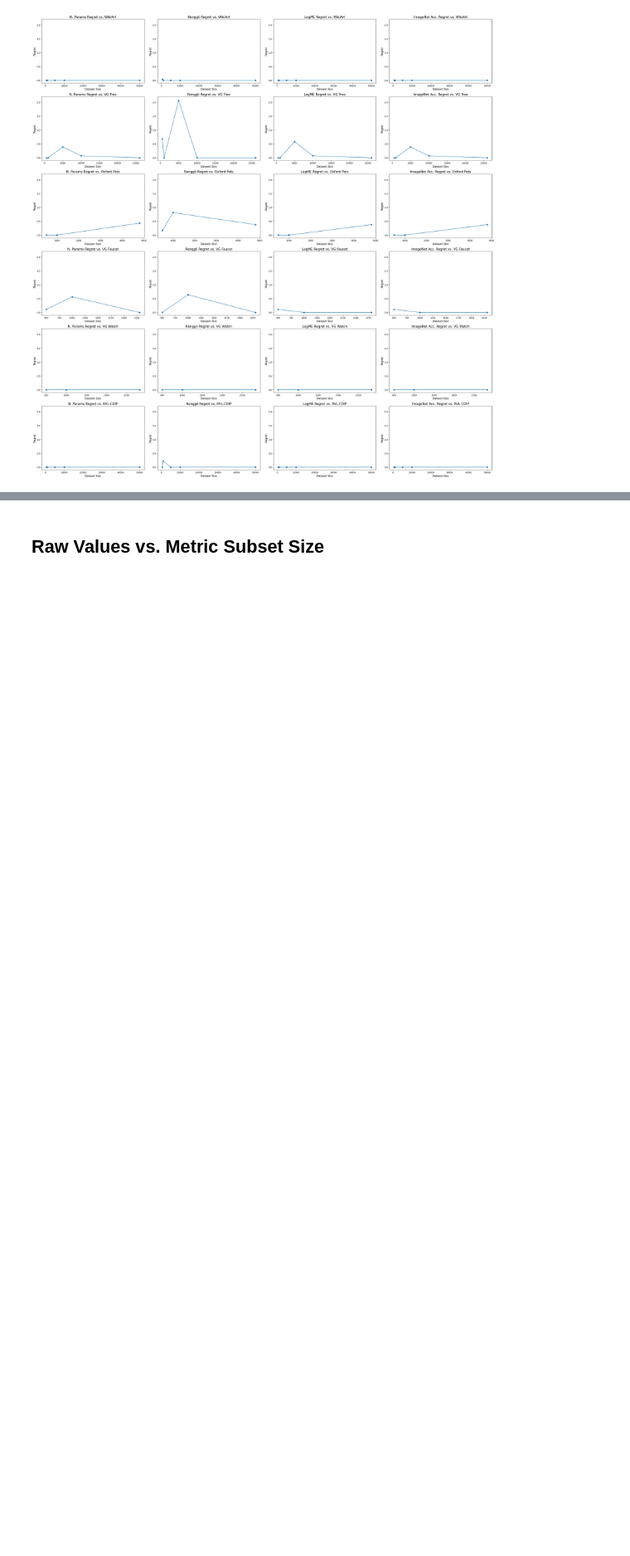
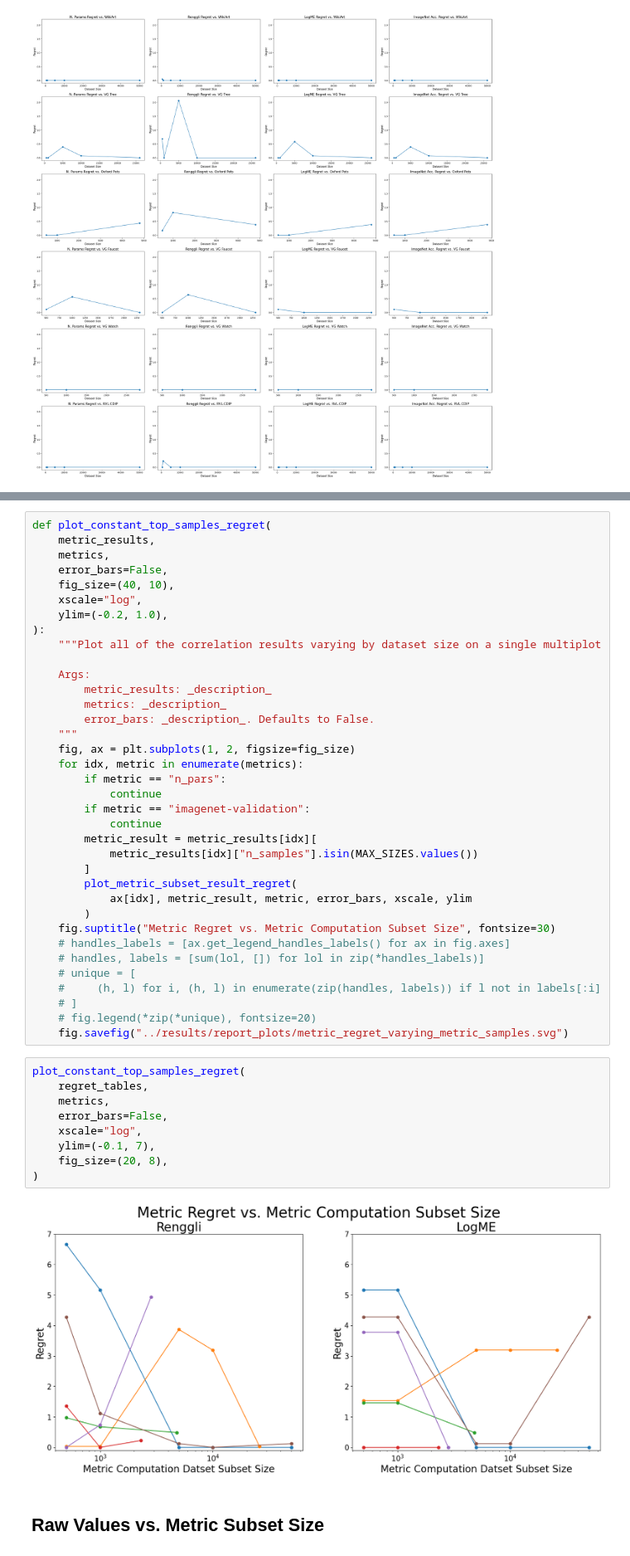
Before and after one commit to alan-turing-institute/ARC-LoCoMoSeT, a Jupyter notebook: scripts/metric_subsets.ipynb, the cells around one changed output, grey strips where cells are left out. Shown at 83% size. Cells and saved outputs as stored; diff of their text form; blank space fills up the shorter version.

```diff
--- a/scripts/metric_subsets.ipynb
+++ b/scripts/metric_subsets.ipynb
@@ -527,3 +576,50 @@ plot_single_regret(regret_tables, metric_names, xscale="linear", errorbars=False
+# %%
+def plot_constant_top_samples_regret(
+    metric_results,
+    metrics,
+    error_bars=False,
+    fig_size=(40, 10),
+    xscale="log",
+    ylim=(-0.2, 1.0),
+):
+    """Plot all of the correlation results varying by dataset size on a single multiplot
+
+    Args:
+        metric_results: _description_
+        metrics: _description_
+        error_bars: _description_. Defaults to False.
+    """
+    fig, ax = plt.subplots(1, 2, figsize=fig_size)
+    for idx, metric in enumerate(metrics):
+        if metric == "n_pars":
+            continue
+        if metric == "imagenet-validation":
+            continue
+        metric_result = metric_results[idx][
+            metric_results[idx]["n_samples"].isin(MAX_SIZES.values())
+        ]
+        plot_metric_subset_result_regret(
+            ax[idx], metric_result, metric, error_bars, xscale, ylim
+        )
+    fig.suptitle("Metric Regret vs. Metric Computation Subset Size", fontsize=30)
+    # handles_labels = [ax.get_legend_handles_labels() for ax in fig.axes]
+    # handles, labels = [sum(lol, []) for lol in zip(*handles_labels)]
+    # unique = [
+    #     (h, l) for i, (h, l) in enumerate(zip(handles, labels)) if l not in labels[:i]
+    # ]
+    # fig.legend(*zip(*unique), fontsize=20)
+    fig.savefig("../results/report_plots/metric_regret_varying_metric_samples.svg")
+# %%
+plot_constant_top_samples_regret(
+    regret_tables,
+    metrics,
+    error_bars=False,
+    xscale="log",
+    ylim=(-0.1, 7),
+    fig_size=(20, 8),
+)
+# %% [output]
+[figure, added]
 # %% [markdown]
 ## Raw Values vs. Metric Subset Size
 # %%
```
Also changed, not shown: parts of 14 cells of this notebook, 1 other file.
